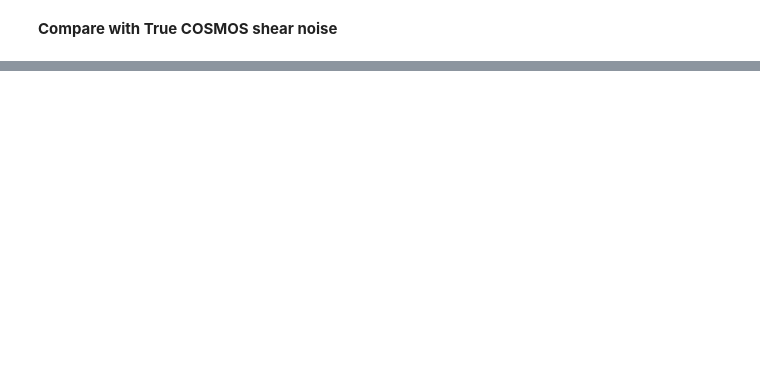
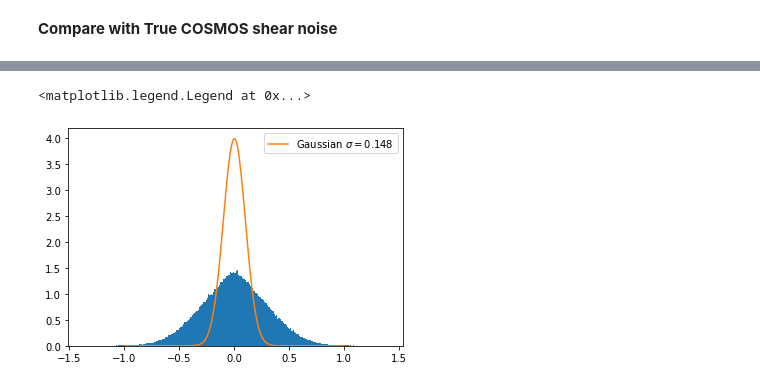
Before and after one commit to CosmoStat/jax-lensing, a Jupyter notebook: notebooks/KappaTNG_COSMOS_emulation.ipynb, the cells around one changed output, grey strips where cells are left out. Cells and saved outputs as stored; diff of their text form; code cells hidden in the pictures; blank space fills up the shorter version.

```diff
--- a/notebooks/KappaTNG_COSMOS_emulation.ipynb
+++ b/notebooks/KappaTNG_COSMOS_emulation.ipynb
@@ -93,0 +114,17 @@ print(jnp.std(cosmos_e1[~m]))
+# %%
+N = 256
+coords = np.linspace(-1,1,N)
+
+def model(var):
+    dist = tfp.distributions.Normal(loc=0., scale=var)
+    return dist.prob(coords)
+# %%
+params = jnp.ones(1)*.1
+x = model(params)
+# %%
+hist(e1, 256, density=True);
+plot(coords, x, label=r'Gaussian $\sigma=0.148$')
+legend()
+# %% [output]
+<matplotlib.legend.Legend at 0x...>
+[figure, added]
```
Also changed, not shown: parts of 39 cells of this notebook.
